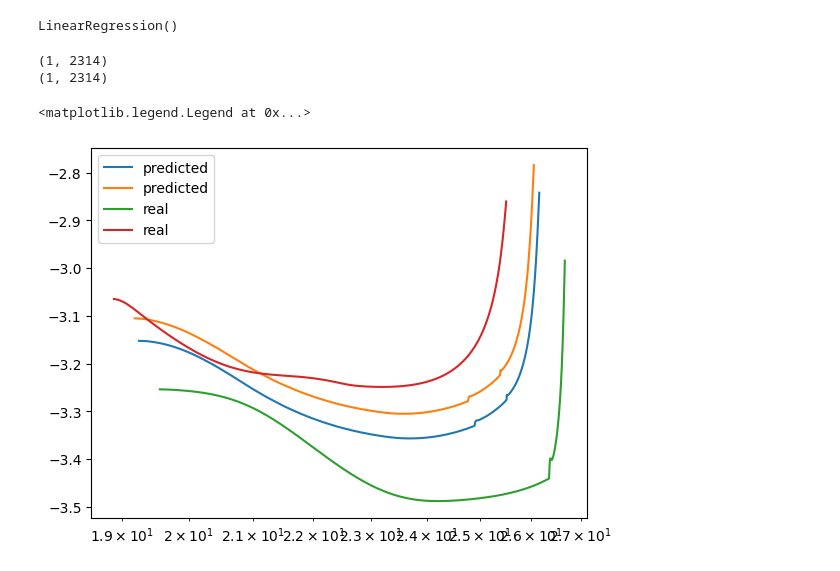
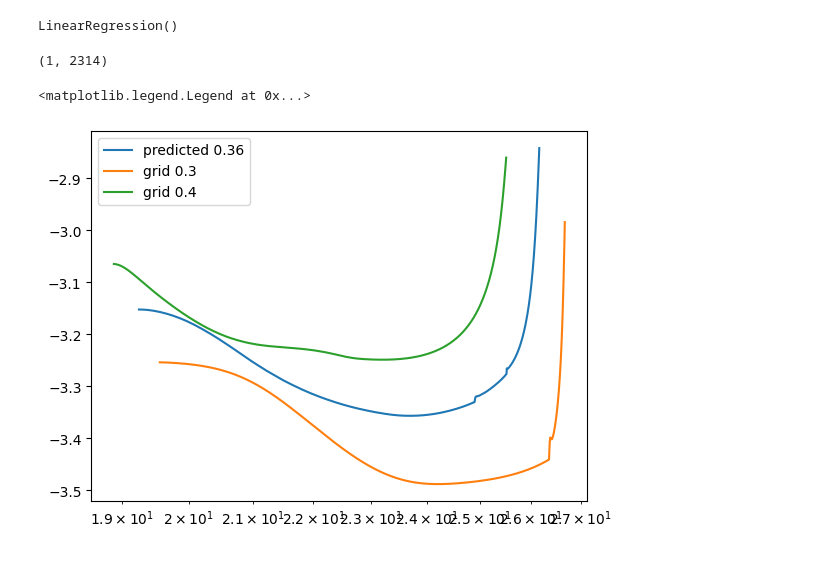
Before and after one commit to JonoBueno/FYP_IRFAN, a Jupyter notebook: 0p0/TensorT.ipynb, the cells around one changed output. Drawn from its saved outputs; the diff is of its cells as text; code cells hidden in the pictures.

```diff
--- a/0p0/TensorT.ipynb
+++ b/0p0/TensorT.ipynb
@@ -109,20 +109,19 @@ LinearRegression()
 # %%
 # n = -2
 # prediction = model.predict([[masses[n]]])
 prediction = model.predict([[0.36]])
 predicted_ages = prediction[:, ::2]
 predicted_lums = prediction[:, 1::2]
 print(prediction.shape)
 
 plt.plot(predicted_ages[0], predicted_lums[0], label="predicted 0.36")
 
 # plt.plot(ages[n], lums[n], label="real")
 plt.plot(ages[1], lums[1], label="grid 0.3")
 plt.plot(ages[2], lums[2], label="grid 0.4")
-plt.xscale("log")
+# plt.xscale("log")
 plt.legend()
 # %% [output]
 (1, 2314)
-(1, 2314)
 <matplotlib.legend.Legend at 0x...>
-[figure, old version]
+[figure, new version]
```
